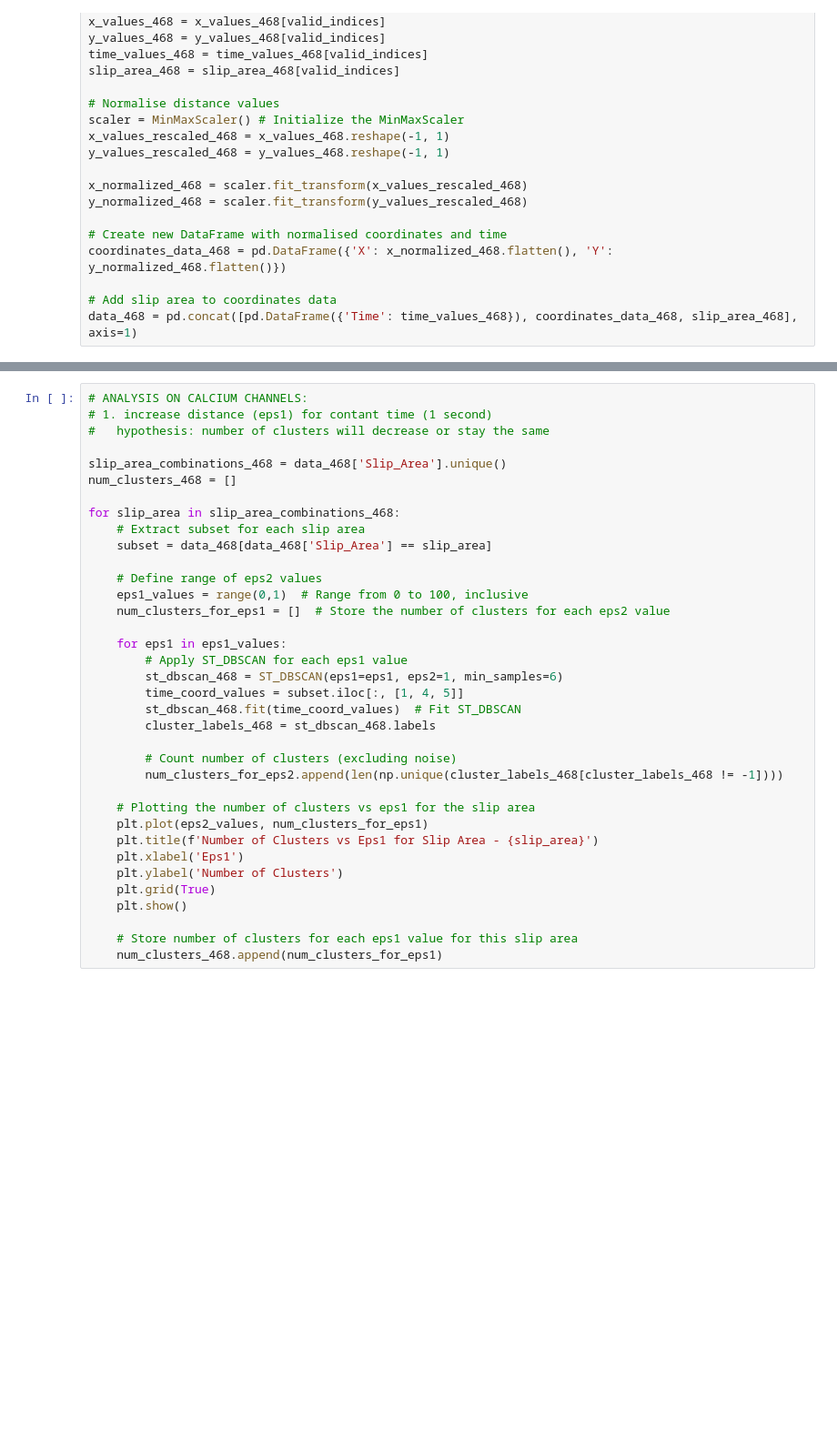
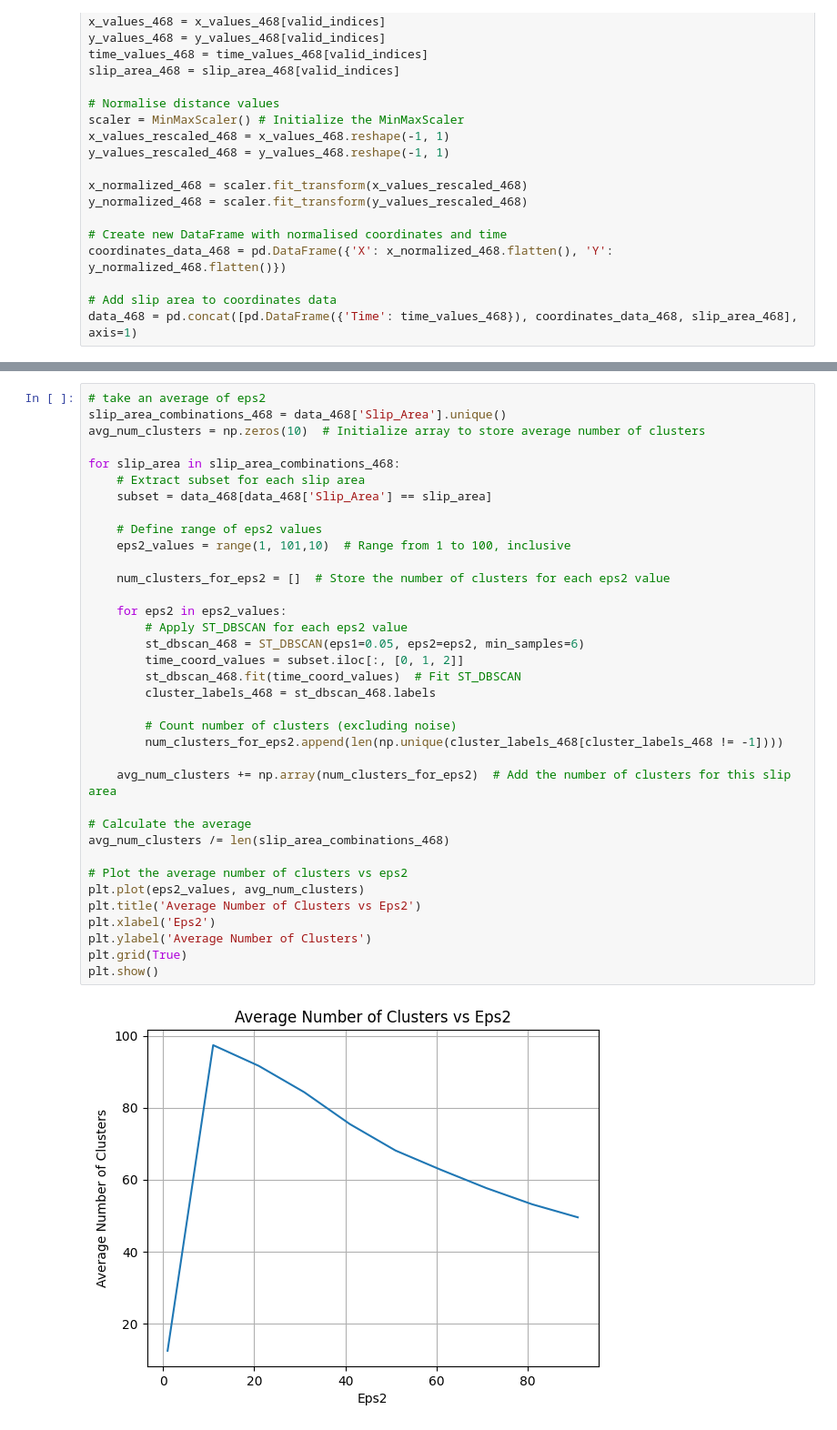
Before and after one commit to Breast-cancer-analysis/ST-DBSCAN, a Jupyter notebook: spatempanalysis.ipynb, the cells around one changed output, grey strips where cells are left out. Shown at 91% size. Saved outputs shown, nothing was run; the diff lists cells and outputs as text; blank space fills up the shorter version.

```diff
--- a/spatempanalysis.ipynb
+++ b/spatempanalysis.ipynb
@@ -233,36 +298,38 @@ for slip_area in slip_area_combinations_468:
 # %%
-# ANALYSIS ON CALCIUM CHANNELS:
-# 1. increase distance (eps1) for contant time (1 second)
-#   hypothesis: number of clusters will decrease or stay the same
-
+# take an average of eps2
 slip_area_combinations_468 = data_468['Slip_Area'].unique()
-num_clusters_468 = []
+avg_num_clusters = np.zeros(10)  # Initialize array to store average number of clusters
 
 for slip_area in slip_area_combinations_468:
     # Extract subset for each slip area
     subset = data_468[data_468['Slip_Area'] == slip_area]
 
     # Define range of eps2 values
-    eps1_values = range(0,1)  # Range from 0 to 100, inclusive
-    num_clusters_for_eps1 = []  # Store the number of clusters for each eps2 value
+    eps2_values = range(1, 101,10)  # Range from 1 to 100, inclusive
 
-    for eps1 in eps1_values:
-        # Apply ST_DBSCAN for each eps1 value
-        st_dbscan_468 = ST_DBSCAN(eps1=eps1, eps2=1, min_samples=6)
-        time_coord_values = subset.iloc[:, [1, 4, 5]]
+    num_clusters_for_eps2 = []  # Store the number of clusters for each eps2 value
+
+    for eps2 in eps2_values:
+        # Apply ST_DBSCAN for each eps2 value
+        st_dbscan_468 = ST_DBSCAN(eps1=0.05, eps2=eps2, min_samples=6)
+        time_coord_values = subset.iloc[:, [0, 1, 2]]
         st_dbscan_468.fit(time_coord_values)  # Fit ST_DBSCAN
         cluster_labels_468 = st_dbscan_468.labels
 
         # Count number of clusters (excluding noise)
         num_clusters_for_eps2.append(len(np.unique(cluster_labels_468[cluster_labels_468 != -1])))
 
-    # Plotting the number of clusters vs eps1 for the slip area
-    plt.plot(eps2_values, num_clusters_for_eps1)
-    plt.title(f'Number of Clusters vs Eps1 for Slip Area - {slip_area}')
-    plt.xlabel('Eps1')
-    plt.ylabel('Number of Clusters')
-    plt.grid(True)
-    plt.show()
+    avg_num_clusters += np.array(num_clusters_for_eps2)  # Add the number of clusters for this slip area
 
-    # Store number of clusters for each eps1 value for this slip area
-    num_clusters_468.append(num_clusters_for_eps1)
+# Calculate the average
+avg_num_clusters /= len(slip_area_combinations_468)
+
+# Plot the average number of clusters vs eps2
+plt.plot(eps2_values, avg_num_clusters)
+plt.title('Average Number of Clusters vs Eps2')
+plt.xlabel('Eps2')
+plt.ylabel('Average Number of Clusters')
+plt.grid(True)
+plt.show()
+# %% [output]
+[figure, added]
```
Also changed, not shown: parts of 9 cells of this notebook, 2 other files.
